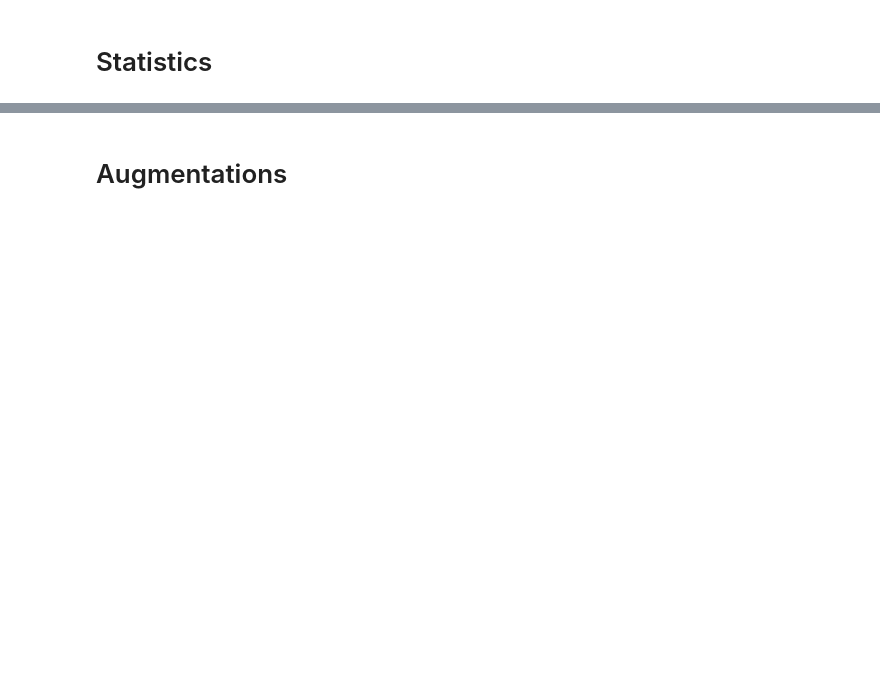
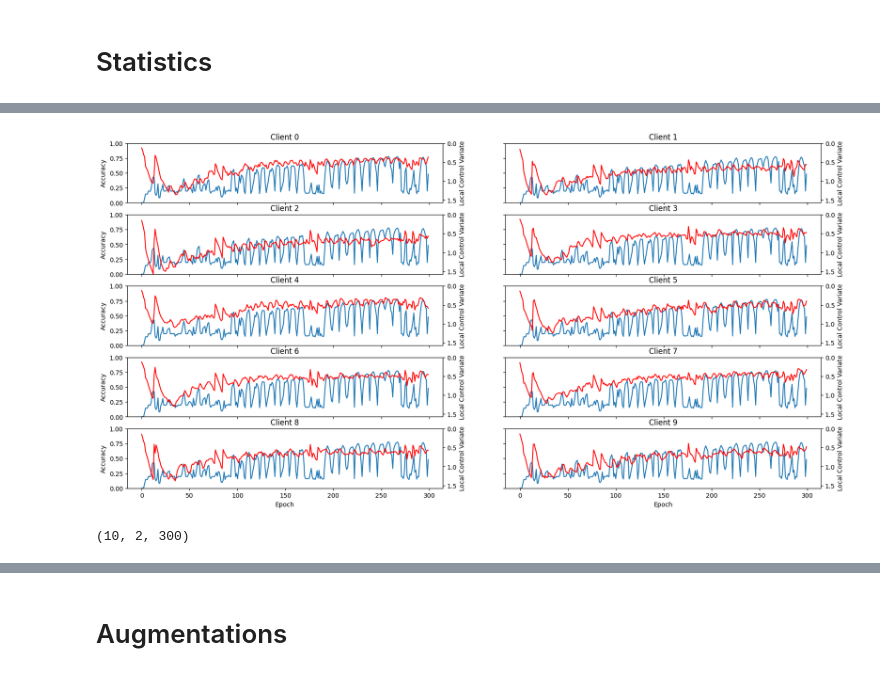
Before and after one commit to martinio1448/SCAFFOLD-PyTorch, a Jupyter notebook: src/read.ipynb, the cells around one changed output, grey strips where cells are left out. Cells and saved outputs as stored; diff of their text form; code cells hidden in the pictures; blank space fills up the shorter version.

```diff
--- a/src/read.ipynb
+++ b/src/read.ipynb
@@ -127,0 +157,8 @@ plot_multiple_stats_by_epoch(indexed_acc_before, indexed_cv_global_diff)
+# %%
+plot_multiple_stats_by_epoch(indexed_acc_before, indexed_cv_global_diff)
+# %% [output]
+[figure, added]
+# %%
+indexed_acc_before.shape
+# %% [output]
+(10, 2, 300)
```
Also changed, not shown: parts of 28 cells of this notebook, 9 other files.
